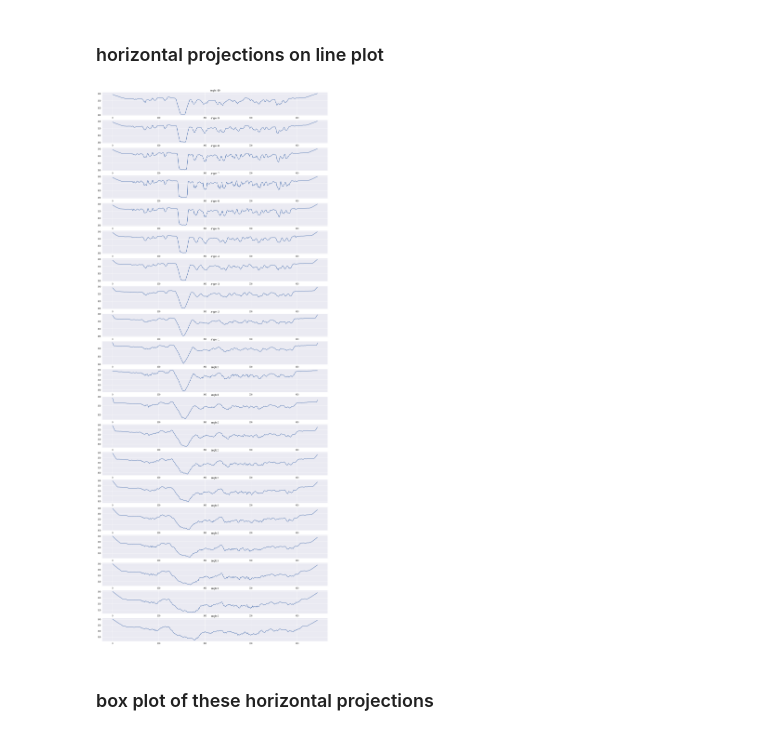
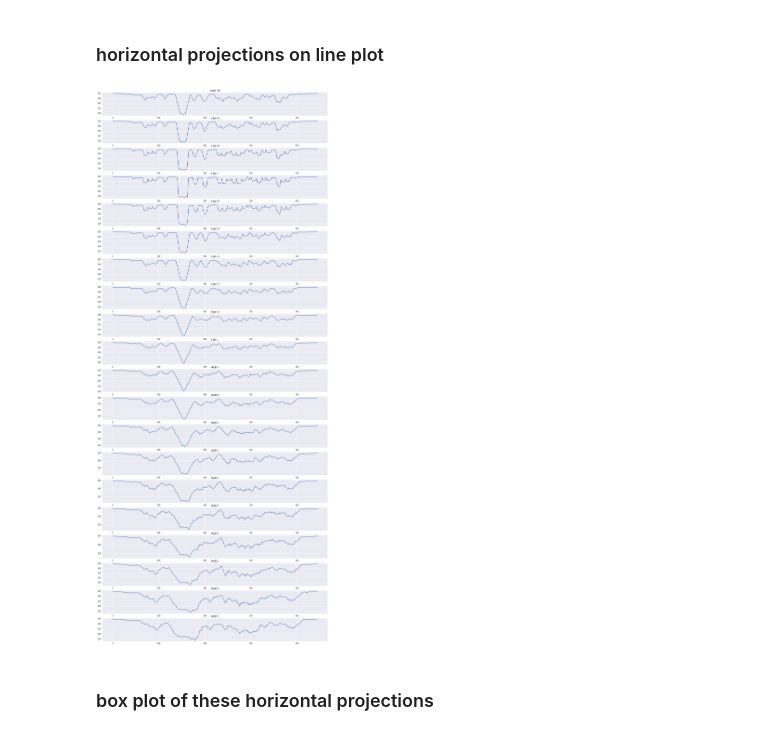
Before and after one commit to muthuspark/ml_research, a Jupyter notebook: skew_detection_based_on_horizontal_projections.ipynb, the cells around one changed output. Cells and saved outputs as stored; diff of their text form; code cells hidden in the pictures.

```diff
--- a/skew_detection_based_on_horizontal_projections.ipynb
+++ b/skew_detection_based_on_horizontal_projections.ipynb
@@ -18,9 +18,10 @@ plt.imshow(img, cmap="gray")
 [figure]
 # %%
 from skimage.filters import sobel
+from skimage.util import invert
 
-sobel_image = sobel(img)
-plt.imshow(sobel_image, cmap="gray")
+sobel_image = invert(sobel(img))
+plt.imshow(sobel_image)
 # %% [output]
 <matplotlib.image.AxesImage at 0x...>
 [figure]
@@ -42,16 +43,16 @@ def horizontal_projections(sobel_image):
 # %%
 fig, ax = plt.subplots(nrows=20, figsize=(20,50))
 for index,angle in enumerate(range(-10,10)):
   ax[index].set_title('angle:'+str(angle))
-  hp = horizontal_projections(rotate(img, angle, cval=1))
+  hp = horizontal_projections(rotate(sobel_image, angle, cval=1))
   xv = []
   yv = []
   for i, y in enumerate(hp):
     xv.append(i)
     yv.append(y)
   ax[index].plot(yv)
 # %% [output]
-[figure, old version]
+[figure, new version]
 # %% [markdown]
 ### box plot of these horizontal projections
 # %%
```
Also changed, not shown: parts of 2 cells of this notebook.
